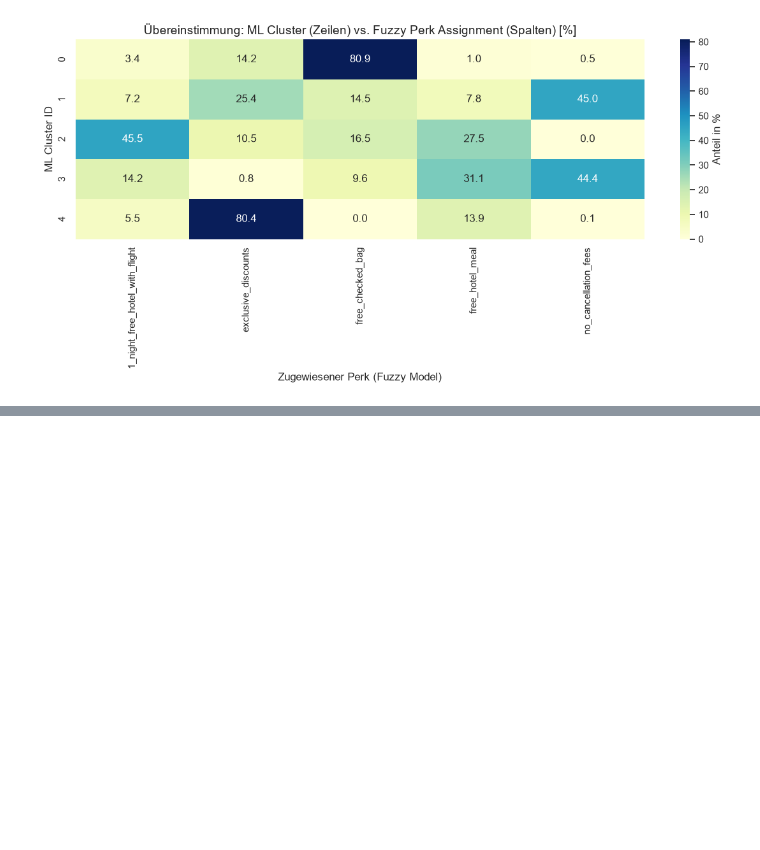
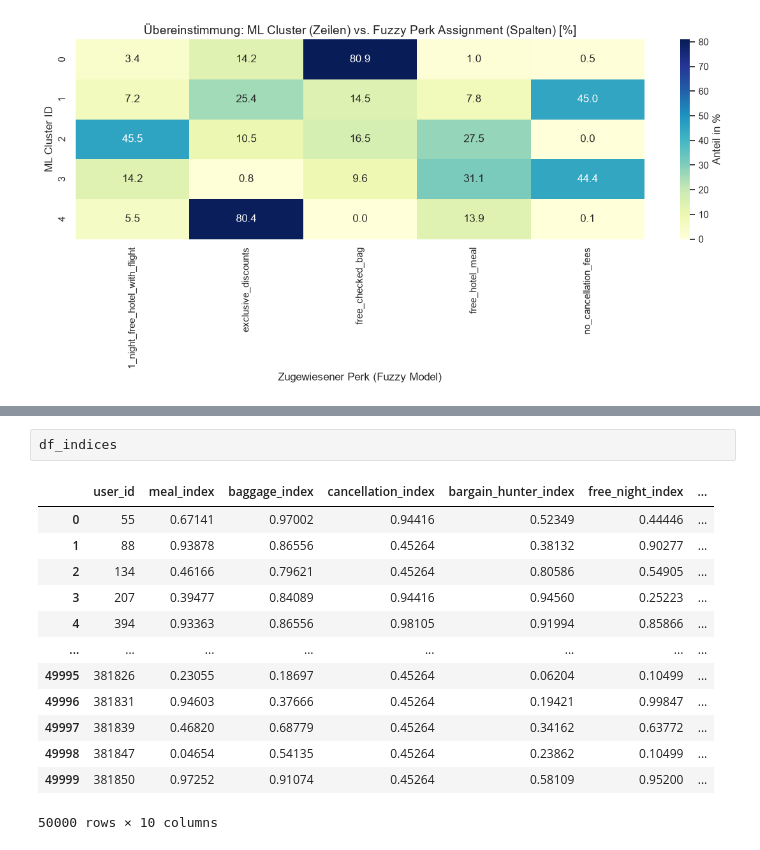
Before and after one commit to thombow-source/travel_tide, a Jupyter notebook: modelling_ml.ipynb, the cells around one changed output, grey strips where cells are left out. Drawn from its saved outputs; the diff is of its cells as text; blank space fills up the shorter version.

```diff
--- a/modelling_ml.ipynb
+++ b/modelling_ml.ipynb
@@ -119,0 +244,16 @@ plt.show()
+# %%
+df_indices
+# %% [output]
+|  | user_id | meal_index | baggage_index | cancellation_index | bargain_hunter_index | free_night_index | ... |
+| 0 | 55 | 0.67141 | 0.97002 | 0.94416 | 0.52349 | 0.44446 | ... |
+| 1 | 88 | 0.93878 | 0.86556 | 0.45264 | 0.38132 | 0.90277 | ... |
+| 2 | 134 | 0.46166 | 0.79621 | 0.45264 | 0.80586 | 0.54905 | ... |
+| 3 | 207 | 0.39477 | 0.84089 | 0.94416 | 0.94560 | 0.25223 | ... |
+| 4 | 394 | 0.93363 | 0.86556 | 0.98105 | 0.91994 | 0.85866 | ... |
+| ... | ... | ... | ... | ... | ... | ... | ... |
+| 49995 | 381826 | 0.23055 | 0.18697 | 0.45264 | 0.06204 | 0.10499 | ... |
+| 49996 | 381831 | 0.94603 | 0.37666 | 0.45264 | 0.19421 | 0.99847 | ... |
+| 49997 | 381839 | 0.46820 | 0.68779 | 0.45264 | 0.34162 | 0.63772 | ... |
+| 49998 | 381847 | 0.04654 | 0.54135 | 0.45264 | 0.23862 | 0.10499 | ... |
+| 49999 | 381850 | 0.97252 | 0.91074 | 0.45264 | 0.58109 | 0.95200 | ... |
+50000 rows × 10 columns
```
Also changed, not shown: parts of 4 cells of this notebook, 3 other files.
